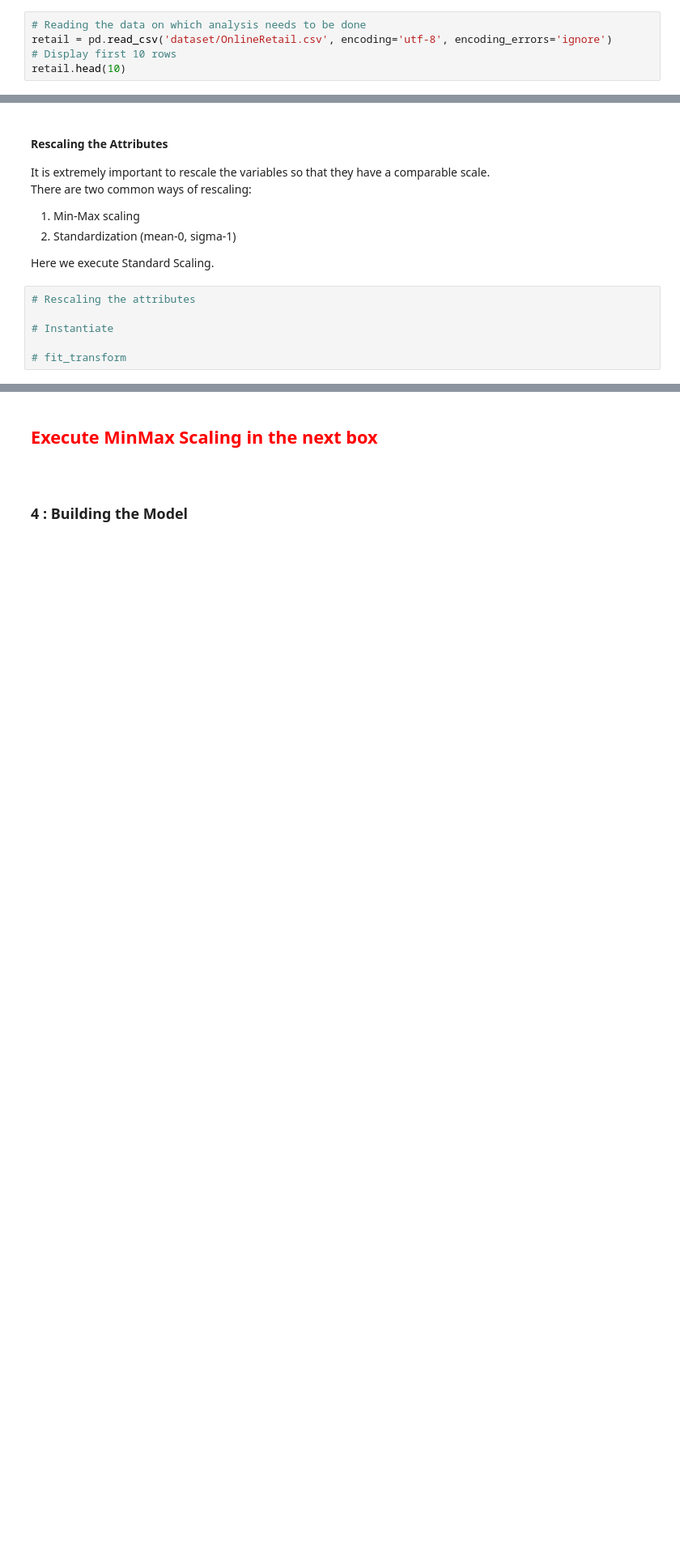
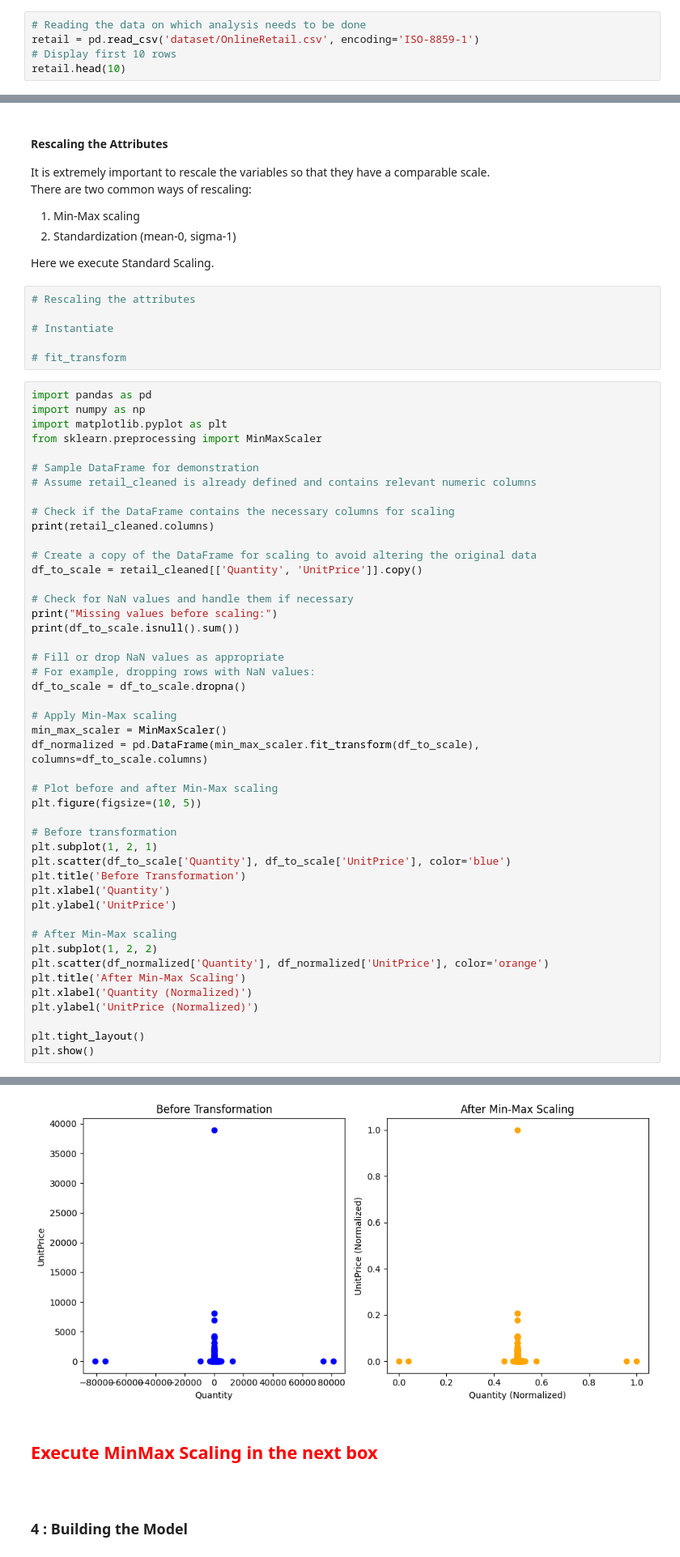
Before and after one commit to spadrejuan/cselec3c-prelims, a Jupyter notebook: Abrigo_Daliuag_Padrejuan_Salvador.ipynb, the cells around one changed output, grey strips where cells are left out. Shown: that part at 81% size. Saved outputs shown, nothing was run; the diff lists cells and outputs as text; blank space fills up the shorter version.

```diff
--- a/Abrigo_Daliuag_Padrejuan_Salvador.ipynb
+++ b/Abrigo_Daliuag_Padrejuan_Salvador.ipynb
@@ -45,7 +45,7 @@ from scipy.cluster.hierarchy import dendrogram
 from scipy.cluster.hierarchy import cut_tree
 # %%
 # Reading the data on which analysis needs to be done
-retail = pd.read_csv('dataset/OnlineRetail.csv', encoding='utf-8', encoding_errors='ignore')
+retail = pd.read_csv('dataset/OnlineRetail.csv', encoding='ISO-8859-1')
 # Display first 10 rows
 retail.head(10)
 # %% [output]
@@ -204,3 +204,50 @@ Here we execute Standard Scaling.
 # Instantiate
 
 # fit_transform
+# %%
+import pandas as pd
+import numpy as np
+import matplotlib.pyplot as plt
+from sklearn.preprocessing import MinMaxScaler
+
+# Sample DataFrame for demonstration
+# Assume retail_cleaned is already defined and contains relevant numeric columns
+
+# Check if the DataFrame contains the necessary columns for scaling
+print(retail_cleaned.columns)
+
+# Create a copy of the DataFrame for scaling to avoid altering the original data
+df_to_scale = retail_cleaned[['Quantity', 'UnitPrice']].copy()
+
+# Check for NaN values and handle them if necessary
+print("Missing values before scaling:")
+print(df_to_scale.isnull().sum())
+
+# Fill or drop NaN values as appropriate
+# For example, dropping rows with NaN values:
+df_to_scale = df_to_scale.dropna()
+
+# Apply Min-Max scaling
+min_max_scaler = MinMaxScaler()
+df_normalized = pd.DataFrame(min_max_scaler.fit_transform(df_to_scale), columns=df_to_scale.columns)
+
+# Plot before and after Min-Max scaling
+plt.figure(figsize=(10, 5))
+
+# Before transformation
+plt.subplot(1, 2, 1)
+plt.scatter(df_to_scale['Quantity'], df_to_scale['UnitPrice'], color='blue')
+plt.title('Before Transformation')
+plt.xlabel('Quantity')
+plt.ylabel('UnitPrice')
+
+# After Min-Max scaling
+plt.subplot(1, 2, 2)
+plt.scatter(df_normalized['Quantity'], df_normalized['UnitPrice'], color='orange')
+plt.title('After Min-Max Scaling')
+plt.xlabel('Quantity (Normalized)')
+plt.ylabel('UnitPrice (Normalized)')
+
+plt.tight_layout()
+plt.show()
+# %% [output]
@@ -207,3 +261,4 @@ Here we execute Standard Scaling.
+[figure, added]
 # %% [markdown]
 ## <span style="color: red;">Execute MinMax Scaling in the next box</span>
 # %% [markdown]
```
Also changed, not shown: parts of 1 cell of this notebook.
